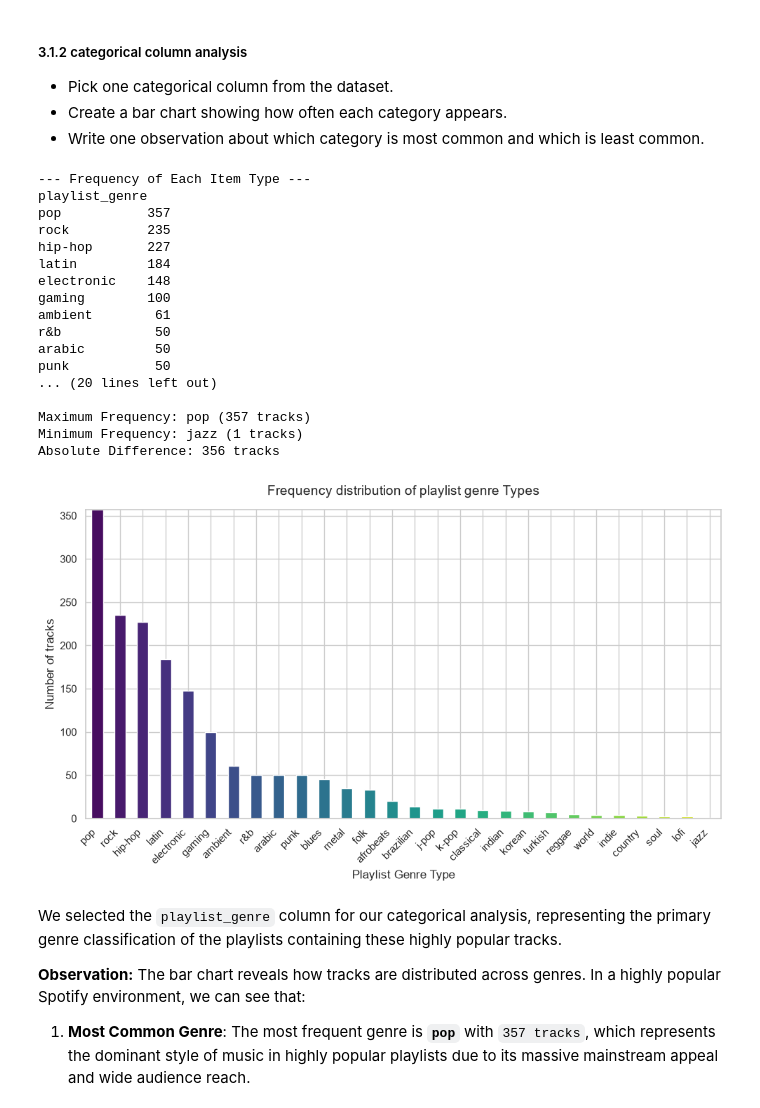
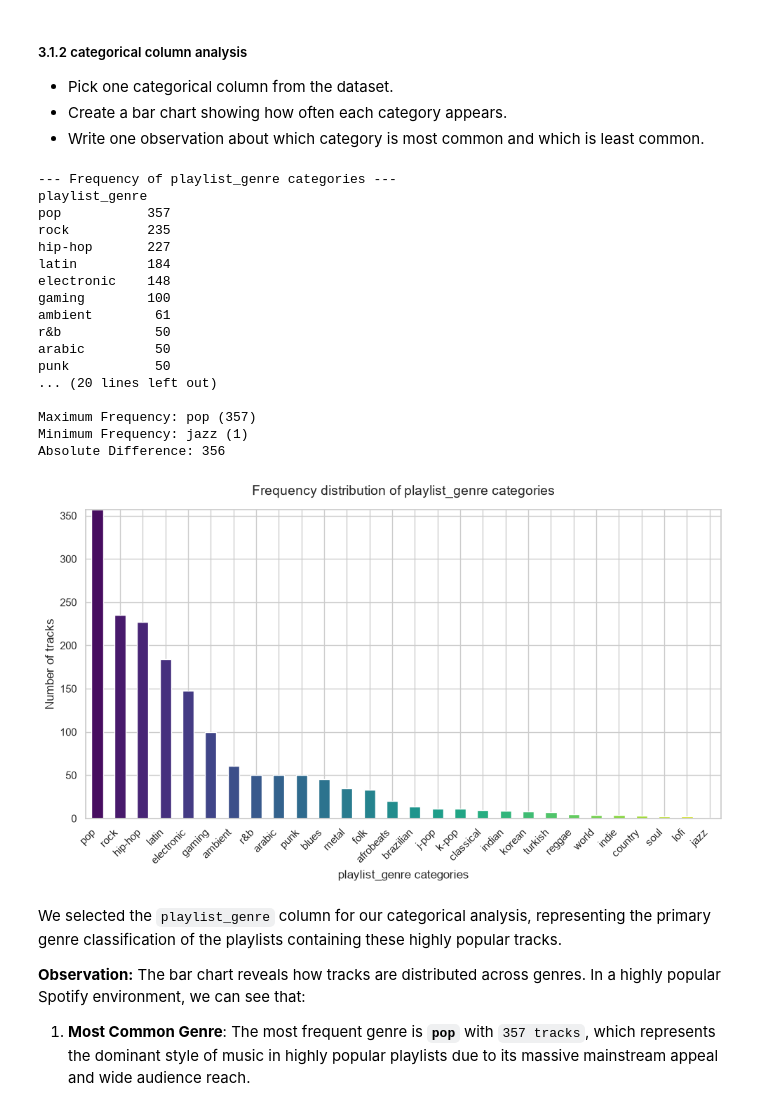
Before and after one commit to sagarmagar977/EDA, a Jupyter notebook: EDA 2/assignment EDA .ipynb, the cells around one changed output. Saved outputs shown, nothing was run; the diff lists cells and outputs as text; code cells hidden in the pictures.

```diff
--- a/EDA 2/assignment EDA .ipynb
+++ b/EDA 2/assignment EDA .ipynb
@@ -29,12 +29,17 @@ Total number of columns: 29
 - Categorical
 - Datetime
 # %%
-# # Conversion of Date columns to Datetime format
-df['track_album_release_date'] = pd.to_datetime(df['track_album_release_date'],format='mixed', errors='coerce')
+# Conversion of Date columns to Datetime format
+
+# cwd=column with date
+cwd1 = 'track_album_release_date'
+
+
+df[cwd1 ] = pd.to_datetime(df[cwd1 ],format='mixed', errors='coerce')
 
 
 # After conversion
-print("\nAfter conversion of 'track_album_release_date' from object to 'datetime'")
+print(f"\nAfter conversion of '{cwd1}' from object to 'datetime'")
 print("Data Types:")
 print(df.dtypes)
 
@@ -417,23 +408,28 @@ We analyzed **Track Popularity** using a dual-plot approach—a histogram stacke
 - Create a bar chart showing how often each category appears.
 - Write one observation about which category is most common and which is least common.
 # %%
-playlist_genre_counts = df_cleaned['playlist_genre'].value_counts()
 
-print("--- Frequency of Each Item Type ---")
-print(playlist_genre_counts)
+# occ = one categorical column
+occ = 'playlist_genre'
+
+
+categorical_cols_counts = df_cleaned[occ].value_counts()
+
+print(f"--- Frequency of {occ} categories ---")
+print(categorical_cols_counts)
 print("\n")
-max_val = playlist_genre_counts.max()
-min_val = playlist_genre_counts.min()
+max_val =categorical_cols_counts.max()
+min_val = categorical_cols_counts.min()
 
-max_genre = playlist_genre_counts.idxmax()
-min_genre = playlist_genre_counts.idxmin()
+max_genre = categorical_cols_counts.idxmax()
+min_genre = categorical_cols_counts.idxmin()
 
 # Print the results
-print(f"Maximum Frequency: {max_genre} ({max_val} tracks)")
-print(f"Minimum Frequency: {min_genre} ({min_val} tracks)")
-print(f"Absolute Difference: {max_val - min_val} tracks")
+print(f"Maximum Frequency: {max_genre} ({max_val})")
+print(f"Minimum Frequency: {min_genre} ({min_val})")
+print(f"Absolute Difference: {max_val - min_val} ")
 # %% [output]
---- Frequency of Each Item Type ---
+--- Frequency of playlist_genre categories ---
 playlist_genre
 pop           357
 rock          235
@@ -447,28 +443,28 @@ arabic         50
 punk           50
 ... (20 lines left out)
 
-Maximum Frequency: pop (357 tracks)
-Minimum Frequency: jazz (1 tracks)
-Absolute Difference: 356 tracks
+Maximum Frequency: pop (357)
+Minimum Frequency: jazz (1)
+Absolute Difference: 356
 # %%
 # Creation of a simple bar plot using the sorted counts and dynamic "ylim"
 import math
 lower_bound = 0
 upper_bound = max_val
 sns.set_theme(style="whitegrid")
 plt.figure(figsize=(10, 6))
-playlist_genre_counts.plot(kind='bar', color=sns.color_palette('viridis', len(playlist_genre_counts)))
-plt.title('Frequency distribution of playlist genre Types', fontsize=14, pad=15)
-plt.xlabel('Playlist Genre Type', fontsize=12)
+categorical_cols_counts.plot(kind='bar', color=sns.color_palette('viridis', len(categorical_cols_counts)))
+plt.title(f'Frequency distribution of {occ} categories', fontsize=14, pad=15)
+plt.xlabel(f'{occ} categories', fontsize=12)
 plt.ylabel('Number of tracks', fontsize=12)
 
 plt.ylim(lower_bound, upper_bound)
 
 plt.xticks(rotation=45, ha='right') # Rotate labels for better readability
 plt.tight_layout()
 plt.show()
 # %% [output]
-[figure, old version]
+[figure, new version]
 # %% [markdown]
 We selected the `playlist_genre` column for our categorical analysis, representing the primary genre classification of the playlists containing these highly popular tracks.
 
```
Also changed, not shown: parts of 20 cells of this notebook, 1 other file.
